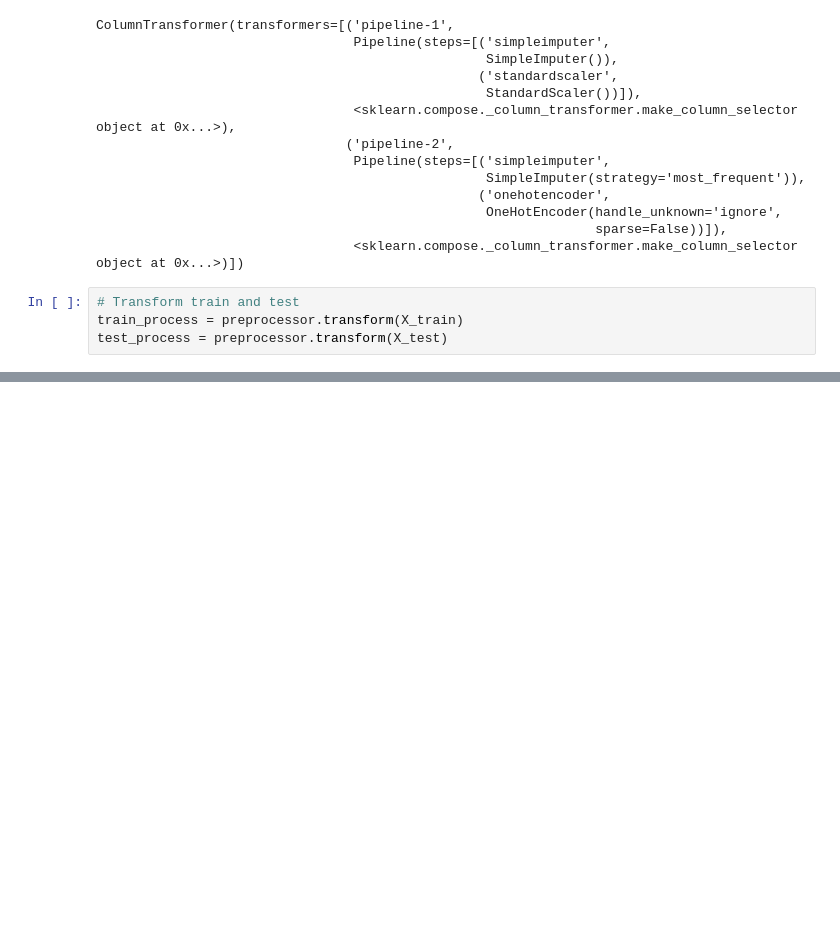
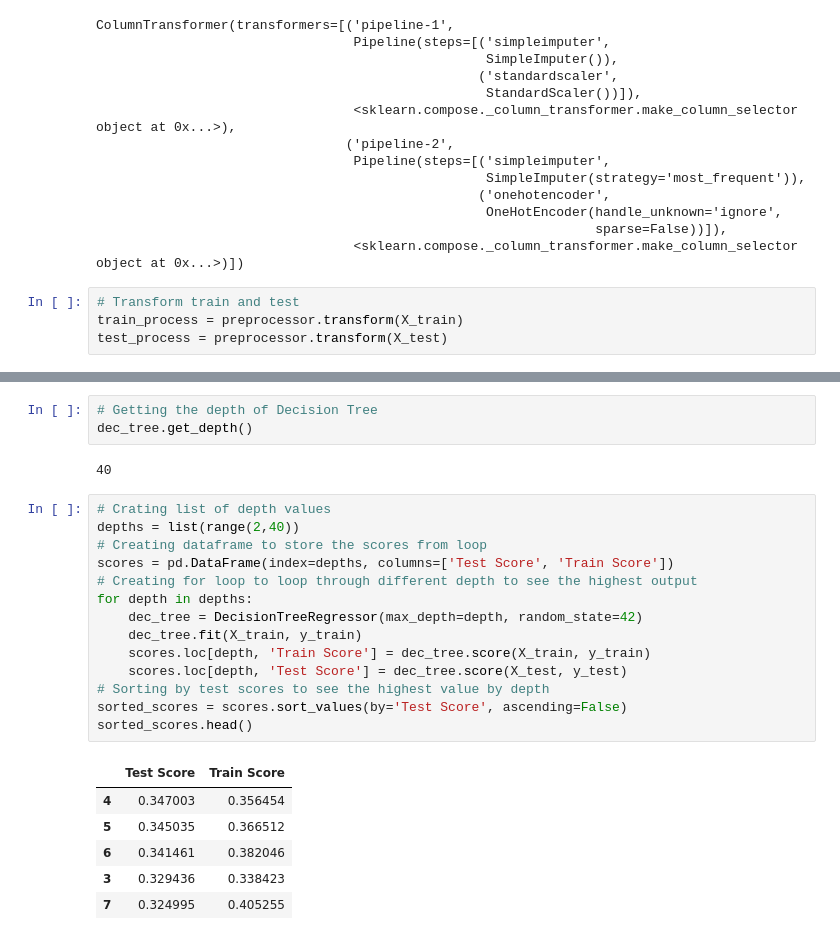
Before and after one commit to zeekwired/sales-predictions, a Jupyter notebook: sale-Prodictions (1).ipynb, the cells around one changed output, grey strips where cells are left out. Saved outputs shown, nothing was run; the diff lists cells and outputs as text; blank space fills up the shorter version.

```diff
--- a/sale-Prodictions (1).ipynb
+++ b/sale-Prodictions (1).ipynb
@@ -519,0 +629,26 @@ array([[ 0.81724868, -0.71277507,  1.82810922, ...,  0.        ,
+# %%
+# Getting the depth of Decision Tree
+dec_tree.get_depth()
+# %% [output]
+40
+# %%
+# Crating list of depth values
+depths = list(range(2,40))
+# Creating dataframe to store the scores from loop
+scores = pd.DataFrame(index=depths, columns=['Test Score', 'Train Score'])
+# Creating for loop to loop through different depth to see the highest output
+for depth in depths:
+    dec_tree = DecisionTreeRegressor(max_depth=depth, random_state=42)
+    dec_tree.fit(X_train, y_train)
+    scores.loc[depth, 'Train Score'] = dec_tree.score(X_train, y_train)
+    scores.loc[depth, 'Test Score'] = dec_tree.score(X_test, y_test)
+# Sorting by test scores to see the highest value by depth
+sorted_scores = scores.sort_values(by='Test Score', ascending=False)
+sorted_scores.head()
+# %% [output]
+|  | Test Score | Train Score |
+| 4 | 0.347003 | 0.356454 |
+| 5 | 0.345035 | 0.366512 |
+| 6 | 0.341461 | 0.382046 |
+| 3 | 0.329436 | 0.338423 |
+| 7 | 0.324995 | 0.405255 |
```
Also changed, not shown: parts of 22 cells of this notebook.
